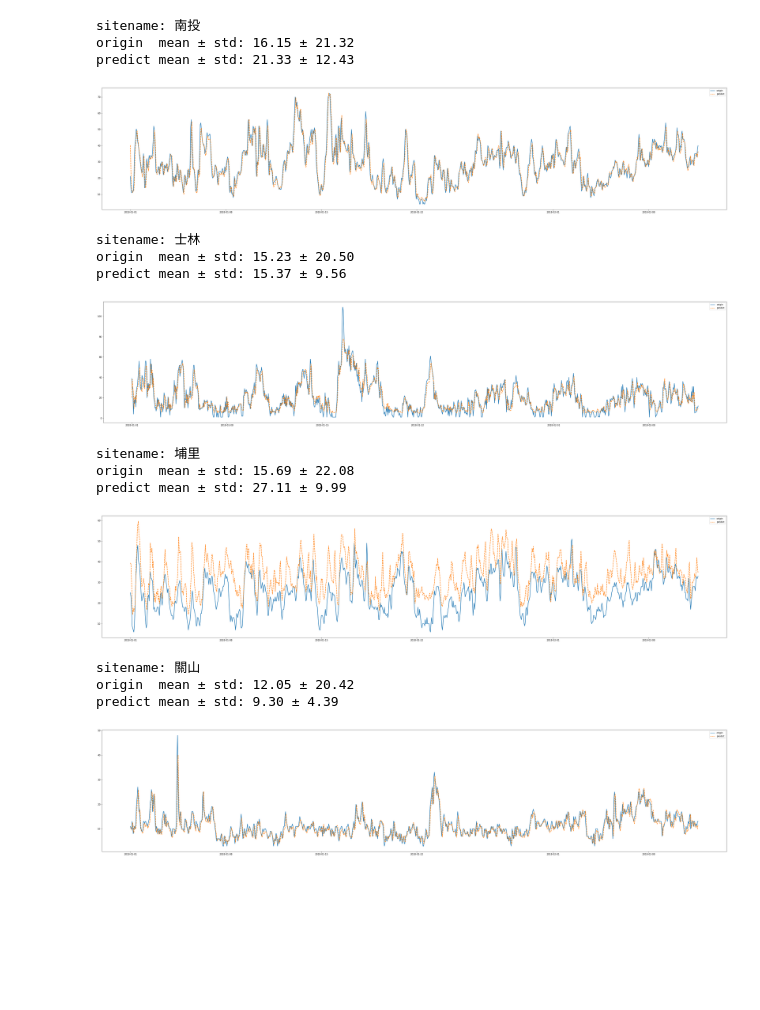
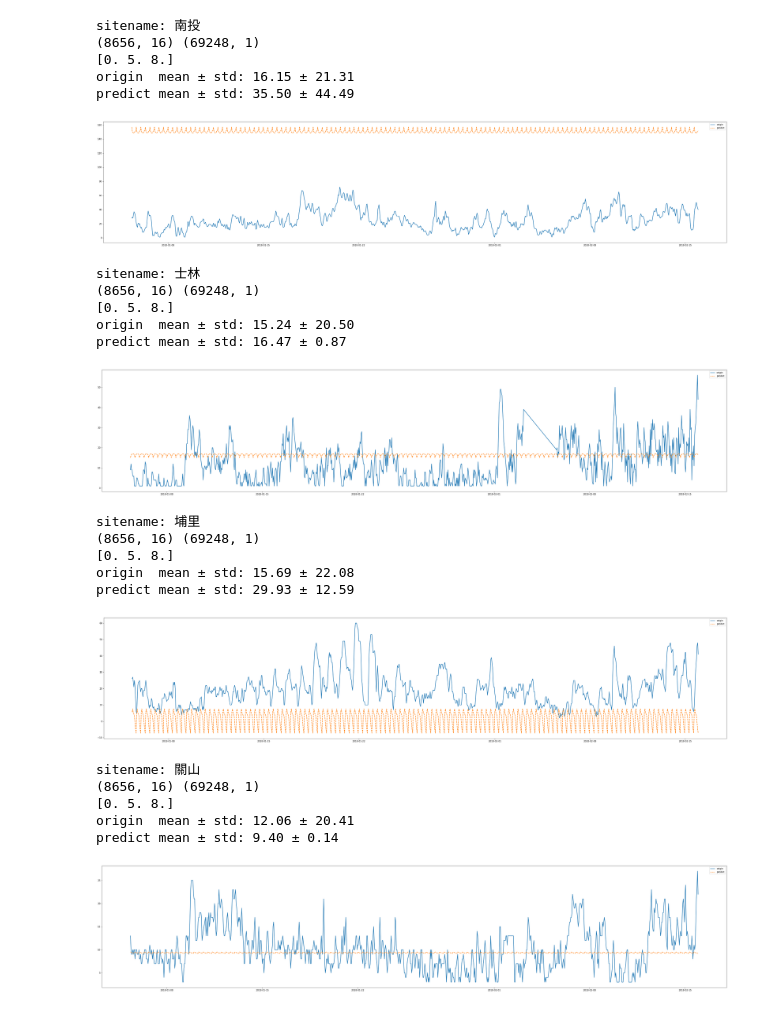
Before and after one commit to archiexdex/pm25_research, a Jupyter notebook: plot.ipynb, the cells around one changed output. Saved outputs shown, nothing was run; the diff lists cells and outputs as text; code cells hidden in the pictures; blank space fills up the shorter version.

```diff
--- a/plot.ipynb
+++ b/plot.ipynb
@@ -16,48 +16,58 @@ result_path = os.path.join("test_results", no)
 # %%
 
 
 
 for sitename in ["南投", "士林", "埔里", "關山"]:
     print(f"sitename: {sitename}")
     origin_data = np.load(f"{origin_path}/{sitename}.npy")
     predict_data = np.load(f"{result_path}/{sitename}.npy")
 
-    origin_data = origin_data[89:]
+    shift = 0
+    origin_data = origin_data[80+8+8+8:]
     predict_data = np.expand_dims(predict_data, axis=-1)
-#     print(origin_data.shape, predict_data.shape)
-#     print(origin_data[0, -3:])
+    print(origin_data.shape, predict_data.shape)
+    print(origin_data[0, -3:])
     print(f"origin  mean ± std: {origin_data.mean():.2f} ± {origin_data.std():.2f}")
     print(f"predict mean ± std: {predict_data.mean():.2f} ± {predict_data.std():.2f}")
-    st = 1000
-    ed = 2000
-    origin_data  = origin_data [st:ed, 7:8]
+    st = 0
+    ed = 1000
+    origin_data  = origin_data [st:ed]
     predict_data = predict_data[st:ed]
-    y = np.concatenate((origin_data, predict_data), axis=-1)
+    y = np.concatenate((origin_data[:, 7:8], predict_data), axis=-1)
 
     plt.figure(figsize=(50, 10))
     # TODO: the date should be customized
-    dates = pd.date_range("1 1 2018", periods=predict_data.shape[0], freq="H")
+    st_time = f"2018-{int(origin_data[0][-3]+1)}-{int(origin_data[0][-2])} {int(origin_data[0][-1])}:00:00"
+    dates = pd.date_range(st_time, periods=predict_data.shape[0], freq="H")
     data = pd.DataFrame(y, dates, columns=["origin", "predict"])
     #sn.set_theme(style="whitegrid")
     plot = sn.lineplot(data=data, palette="tab10", linewidth=2, )
 #     plot.set_title(f"{sitename}")
 #     plot.figure.savefig(f"{save_path}/{sitename}.png")
     plt.show()
     #break
 # %% [output]
 sitename: 南投
-origin  mean ± std: 16.15 ± 21.32
-predict mean ± std: 21.33 ± 12.43
+(8656, 16) (69248, 1)
+[0. 5. 8.]
+origin  mean ± std: 16.15 ± 21.31
+predict mean ± std: 35.50 ± 44.49
-[figure, old version]
+[figure, new version]
 sitename: 士林
-origin  mean ± std: 15.23 ± 20.50
-predict mean ± std: 15.37 ± 9.56
+(8656, 16) (69248, 1)
+[0. 5. 8.]
+origin  mean ± std: 15.24 ± 20.50
+predict mean ± std: 16.47 ± 0.87
-[figure, old version]
+[figure, new version]
 sitename: 埔里
+(8656, 16) (69248, 1)
+[0. 5. 8.]
 origin  mean ± std: 15.69 ± 22.08
-predict mean ± std: 27.11 ± 9.99
+predict mean ± std: 29.93 ± 12.59
-[figure, old version]
+[figure, new version]
 sitename: 關山
-origin  mean ± std: 12.05 ± 20.42
-predict mean ± std: 9.30 ± 4.39
+(8656, 16) (69248, 1)
+[0. 5. 8.]
+origin  mean ± std: 12.06 ± 20.41
+predict mean ± std: 9.40 ± 0.14
-[figure, old version]
+[figure, new version]
```
Also changed, not shown: parts of 1 cell of this notebook, 5 other files.
